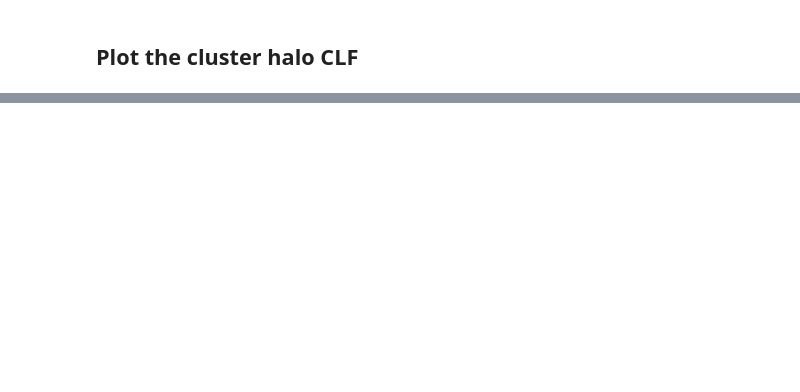
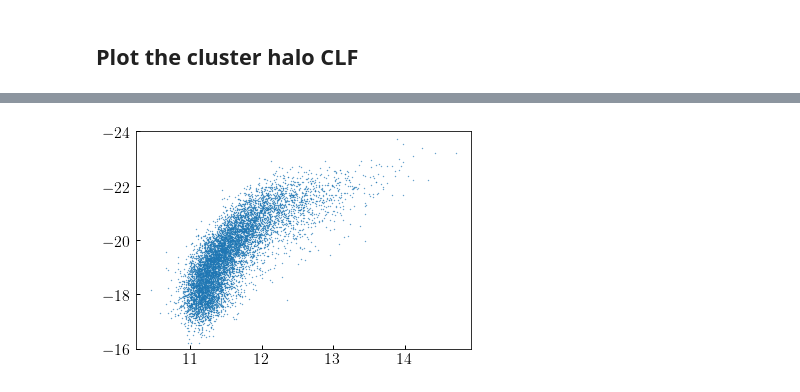
Before and after one commit to LSSTDESC/cosmodc2, a Jupyter notebook: notebooks/rechecking_v3_magr.ipynb, the cells around one changed output, grey strips where cells are left out. Drawn from its saved outputs; the diff is of its cells as text; code cells hidden in the pictures; blank space fills up the shorter version.

```diff
--- a/notebooks/rechecking_v3_magr.ipynb
+++ b/notebooks/rechecking_v3_magr.ipynb
@@ -318,0 +317,13 @@ xlim = ax.set_xlim(-18, -25)
+# %%
+fig, ax = plt.subplots(1, 1)
+
+cenmask = mock['upid'] == -1
+
+nskip = 400
+__=ax.scatter(np.log10(mock['mpeak'][cenmask][::nskip]),
+              mock['cam_magr2'][cenmask][::nskip],
+             s=0.1)
+
+ylim = ax.set_ylim(-16, -24)
+# %% [output]
+[figure, added]
```
Also changed, not shown: parts of 13 cells of this notebook.
